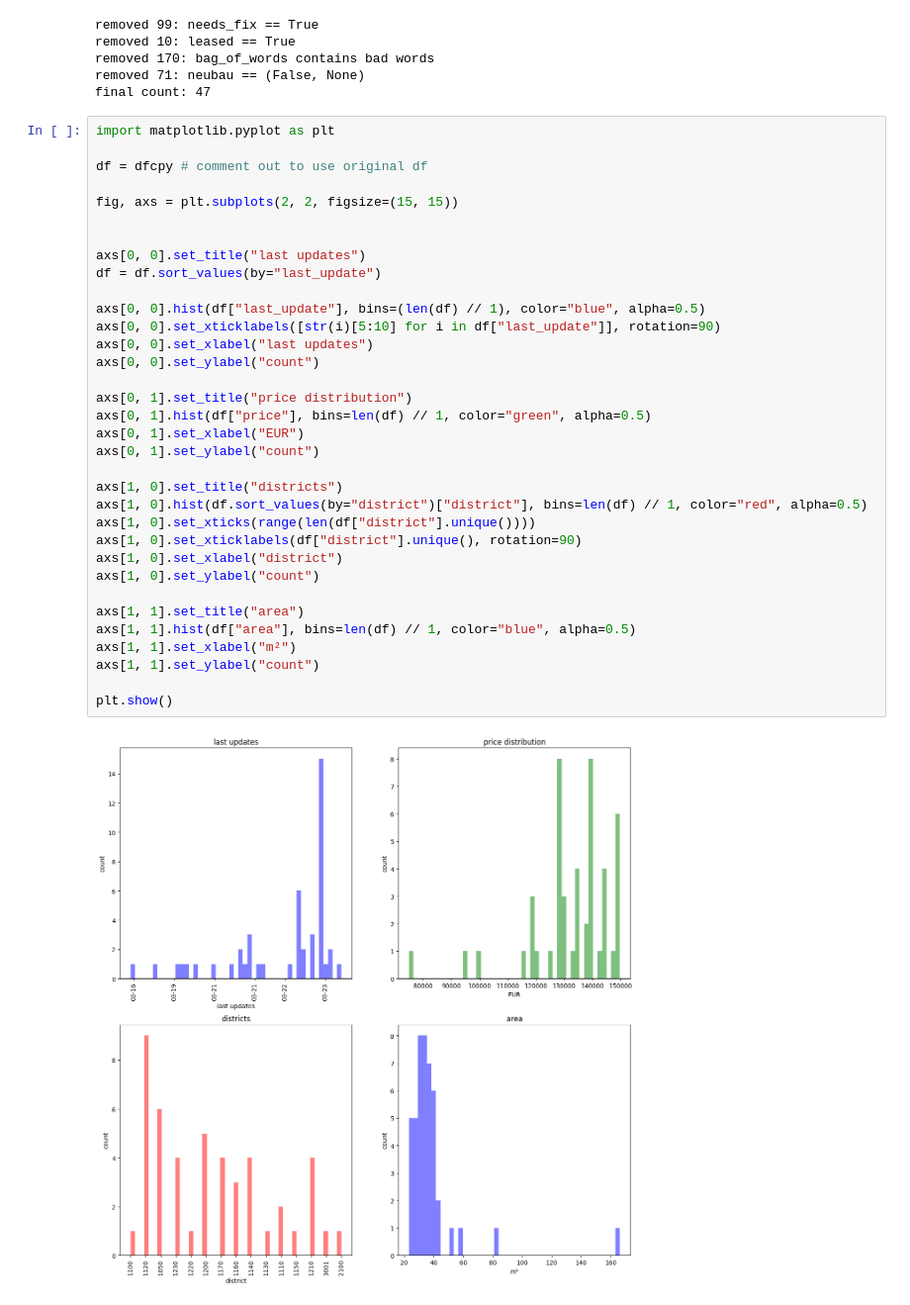
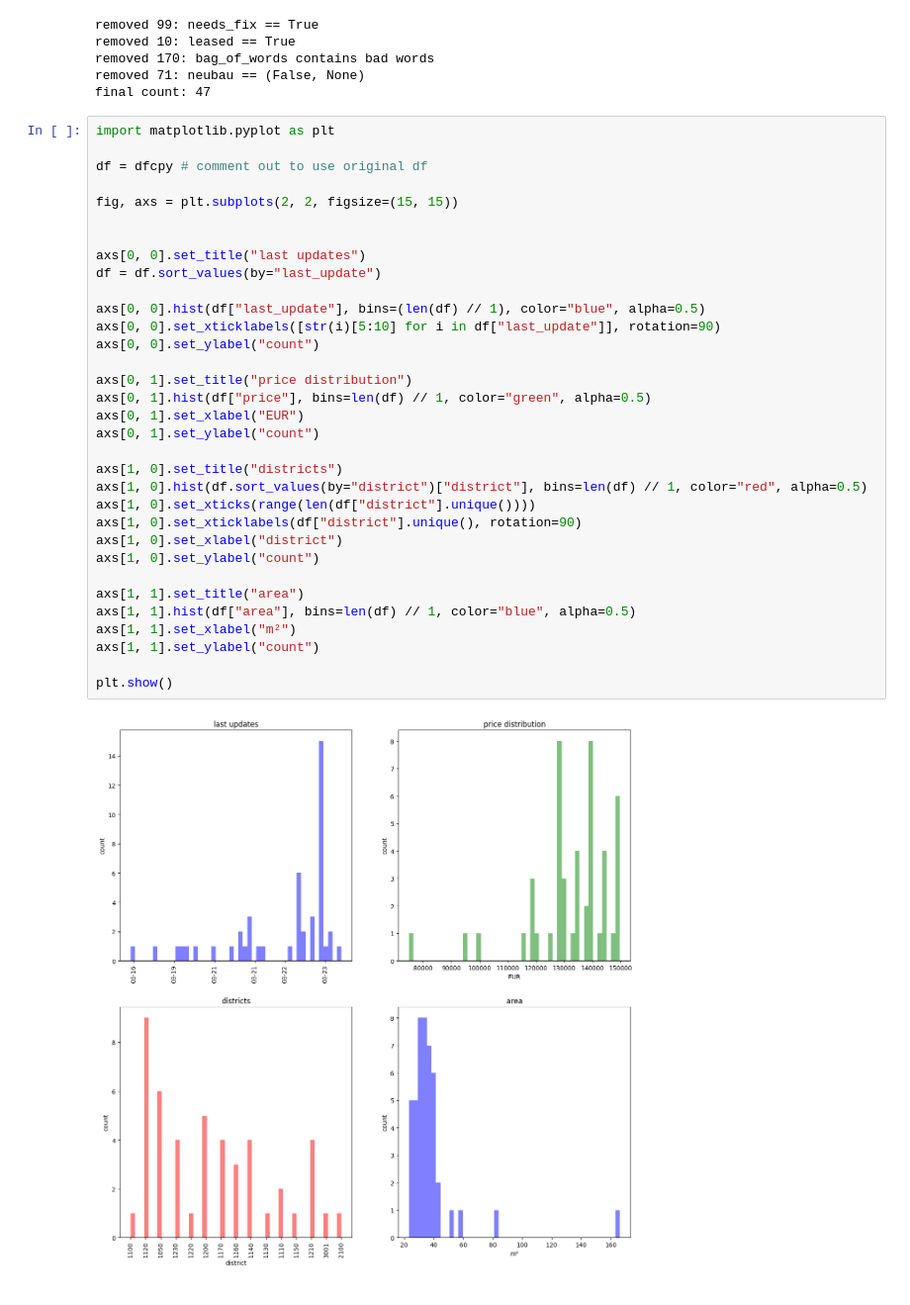
Before and after one commit to sueszli/will-wohnen, a Jupyter notebook: analysis.ipynb, the cells around one changed output. Shown at 99% size. Saved outputs shown, nothing was run; the diff lists cells and outputs as text.

```diff
--- a/analysis.ipynb
+++ b/analysis.ipynb
@@ -90,32 +90,31 @@ df = dfcpy # comment out to use original df
 
 fig, axs = plt.subplots(2, 2, figsize=(15, 15))
 
 
 axs[0, 0].set_title("last updates")
 df = df.sort_values(by="last_update")
 
 axs[0, 0].hist(df["last_update"], bins=(len(df) // 1), color="blue", alpha=0.5)
 axs[0, 0].set_xticklabels([str(i)[5:10] for i in df["last_update"]], rotation=90)
-axs[0, 0].set_xlabel("last updates")
 axs[0, 0].set_ylabel("count")
 
 axs[0, 1].set_title("price distribution")
 axs[0, 1].hist(df["price"], bins=len(df) // 1, color="green", alpha=0.5)
 axs[0, 1].set_xlabel("EUR")
 axs[0, 1].set_ylabel("count")
 
 axs[1, 0].set_title("districts")
 axs[1, 0].hist(df.sort_values(by="district")["district"], bins=len(df) // 1, color="red", alpha=0.5)
 axs[1, 0].set_xticks(range(len(df["district"].unique())))
 axs[1, 0].set_xticklabels(df["district"].unique(), rotation=90)
 axs[1, 0].set_xlabel("district")
 axs[1, 0].set_ylabel("count")
 
 axs[1, 1].set_title("area")
 axs[1, 1].hist(df["area"], bins=len(df) // 1, color="blue", alpha=0.5)
 axs[1, 1].set_xlabel("m²")
 axs[1, 1].set_ylabel("count")
 
 plt.show()
 # %% [output]
-[figure, old version]
+[figure, new version]
```
